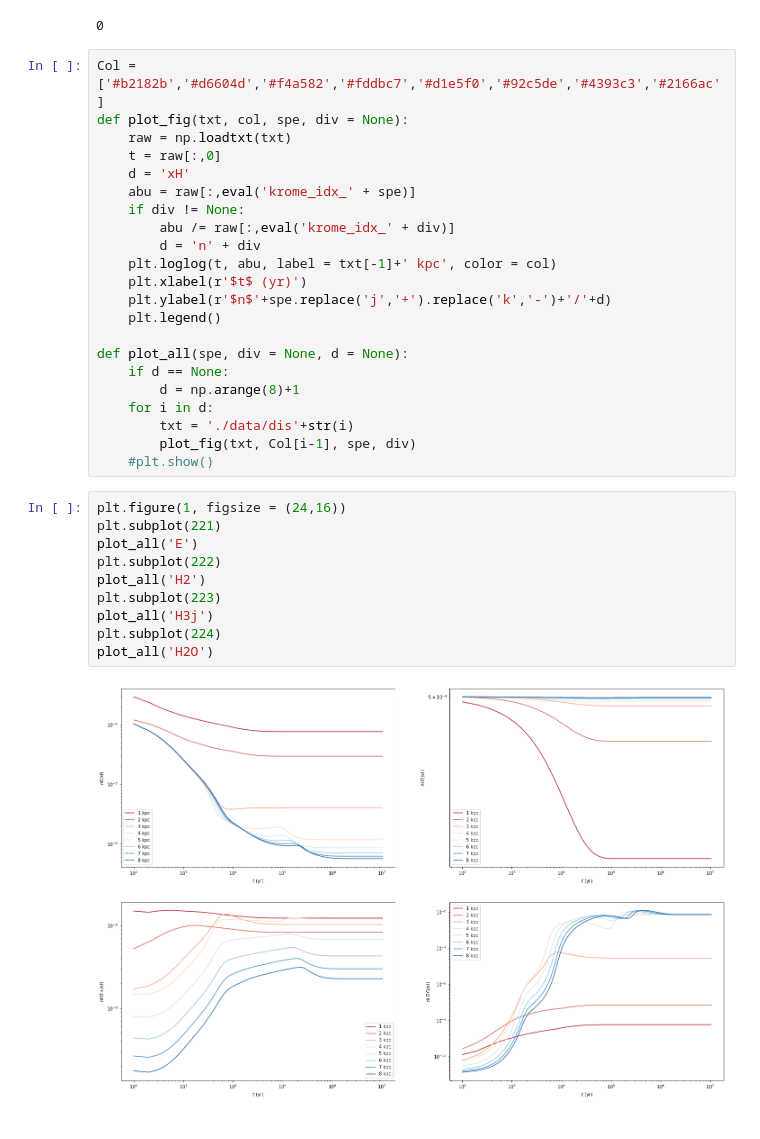
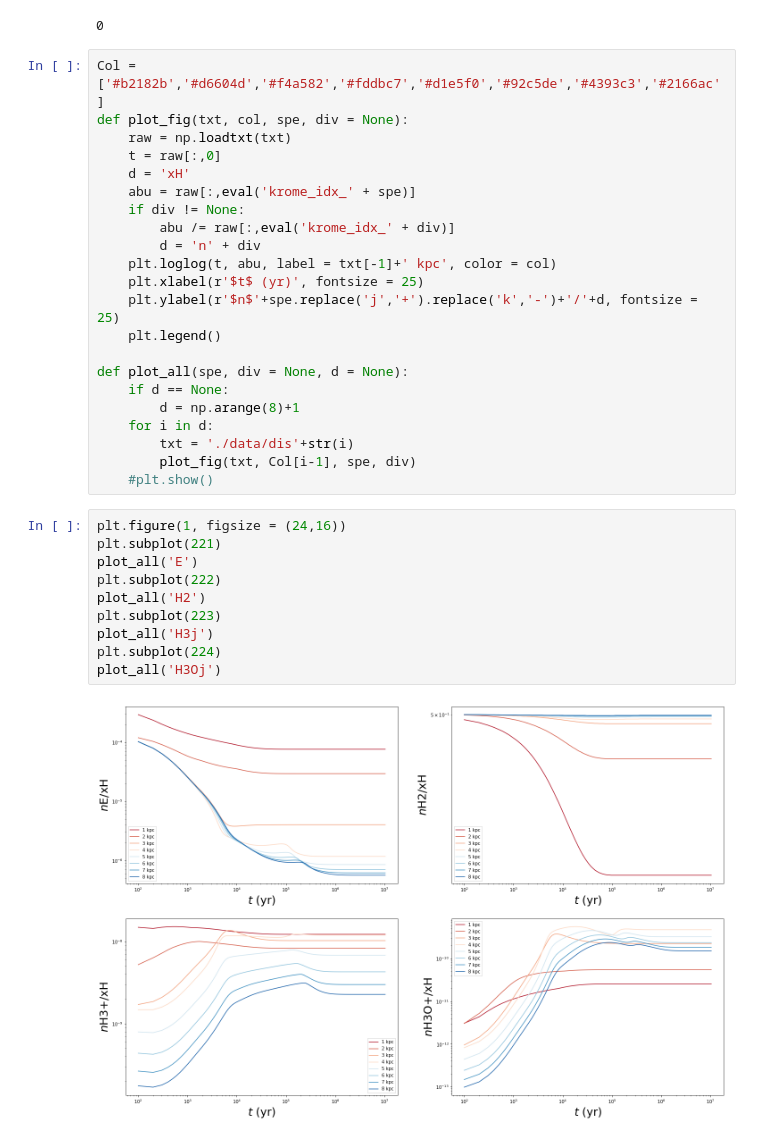
Before and after one commit to slowdivePTG/X-ray-chemistry, a Jupyter notebook: KROME/AGN/AGN.ipynb, the cells around one changed output. Saved outputs shown, nothing was run; the diff lists cells and outputs as text.

```diff
--- a/KROME/AGN/AGN.ipynb
+++ b/KROME/AGN/AGN.ipynb
@@ -37,8 +37,8 @@ def plot_fig(txt, col, spe, div = None):
         abu /= raw[:,eval('krome_idx_' + div)]
         d = 'n' + div
     plt.loglog(t, abu, label = txt[-1]+' kpc', color = col)
-    plt.xlabel(r'$t$ (yr)')
-    plt.ylabel(r'$n$'+spe.replace('j','+').replace('k','-')+'/'+d)
+    plt.xlabel(r'$t$ (yr)', fontsize = 25)
+    plt.ylabel(r'$n$'+spe.replace('j','+').replace('k','-')+'/'+d, fontsize = 25)
     plt.legend()
 
 def plot_all(spe, div = None, d = None):
@@ -51,15 +51,15 @@ def plot_all(spe, div = None, d = None):
 # %%
 plt.figure(1, figsize = (24,16))
 plt.subplot(221)
 plot_all('E')
 plt.subplot(222)
 plot_all('H2')
 plt.subplot(223)
 plot_all('H3j')
 plt.subplot(224)
-plot_all('H2O')
+plot_all('H3Oj')
 # %% [output]
-[figure, old version]
+[figure, new version]
 # %%
 plt.figure(1, figsize = (24,16))
 plt.subplot(221)
```
Also changed, not shown: parts of 1 cell of this notebook, 2 other files.
